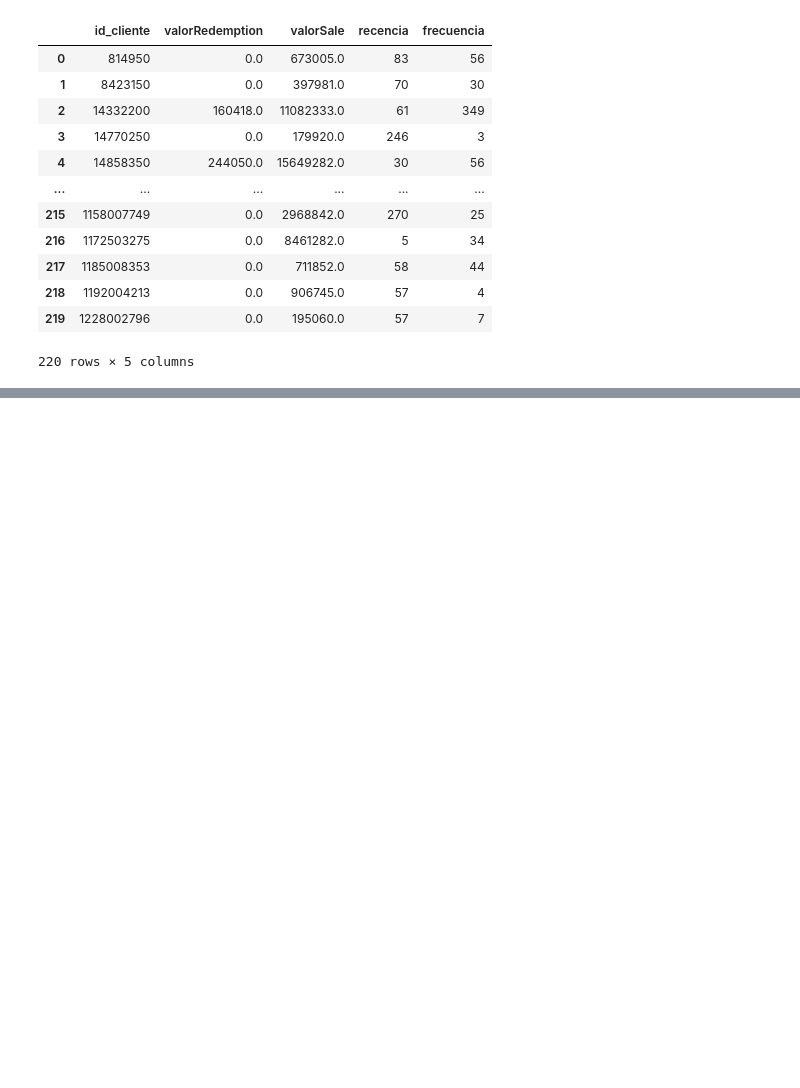
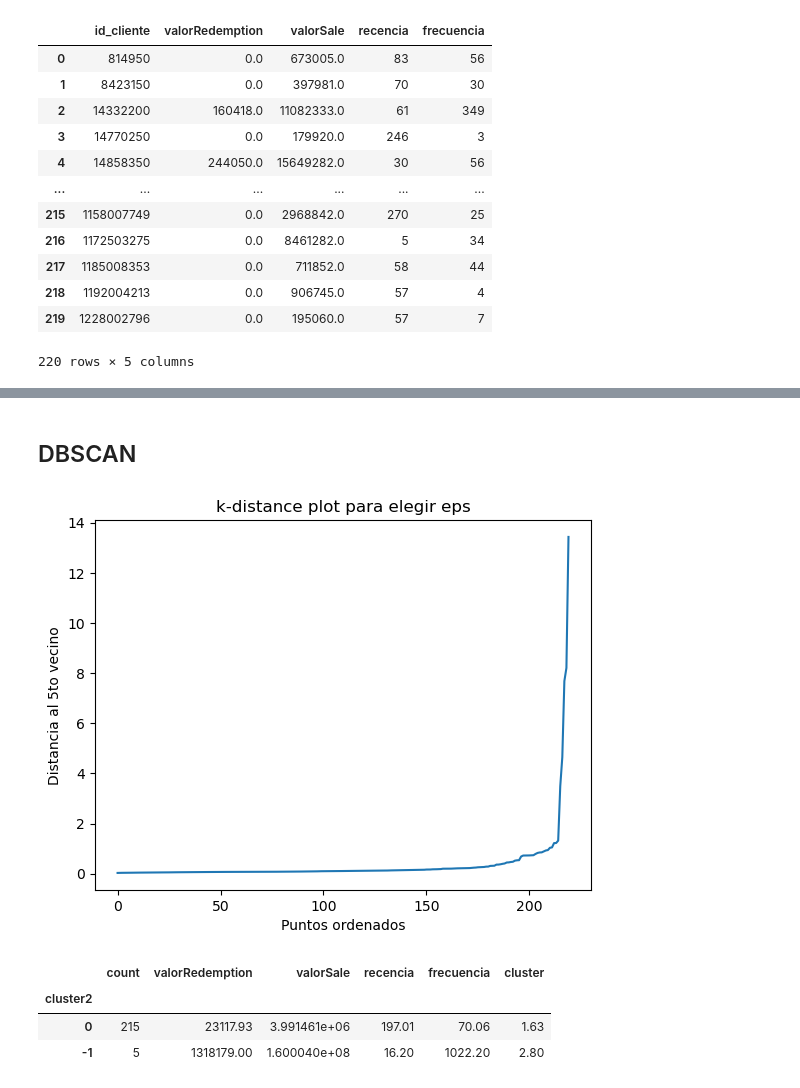
Before and after one commit to camiloperez1970-wq/prueba_PCO, a Jupyter notebook: entrenamiento/segmentacion.ipynb, the cells around one changed output, grey strips where cells are left out. Drawn from its saved outputs; the diff is of its cells as text; code cells hidden in the pictures; blank space fills up the shorter version.

```diff
--- a/entrenamiento/segmentacion.ipynb
+++ b/entrenamiento/segmentacion.ipynb
@@ -218,0 +204,14 @@ clust_count.merge(df_clusters, how="left", on=["cluster"]).round(2).set_index("c
+# %% [markdown]
+## DBSCAN
+# %%
+neighbors = NearestNeighbors(n_neighbors=5)  # n_neighbors = min_samples
+neighbors_fit = neighbors.fit(X_scaled)
+distances, indices = neighbors_fit.kneighbors(X_scaled)
+distances = np.sort(distances[:,4])  # distancia al 5to vecino
+plt.plot(distances)
+plt.ylabel('Distancia al 5to vecino')
+plt.xlabel('Puntos ordenados')
+plt.title('k-distance plot para elegir eps')
+plt.show()
+# %% [output]
+[figure, added]
@@ -218,0 +226,7 @@ clust_count.merge(df_clusters, how="left", on=["cluster"]).round(2).set_index("c
+# %%
+clust_count.merge(df_clusters, how="left", on=["cluster2"]).round(2).set_index("cluster2")
+# %% [output]
+|  | count | valorRedemption | valorSale | recencia | frecuencia | cluster |
+| cluster2 |  |  |  |  |  |  |
+| 0 | 215 | 23117.93 | 3.991461e+06 | 197.01 | 70.06 | 1.63 |
+| -1 | 5 | 1318179.00 | 1.600040e+08 | 16.20 | 1022.20 | 2.80 |
```
Also changed, not shown: parts of 15 cells of this notebook, 3 other files.
